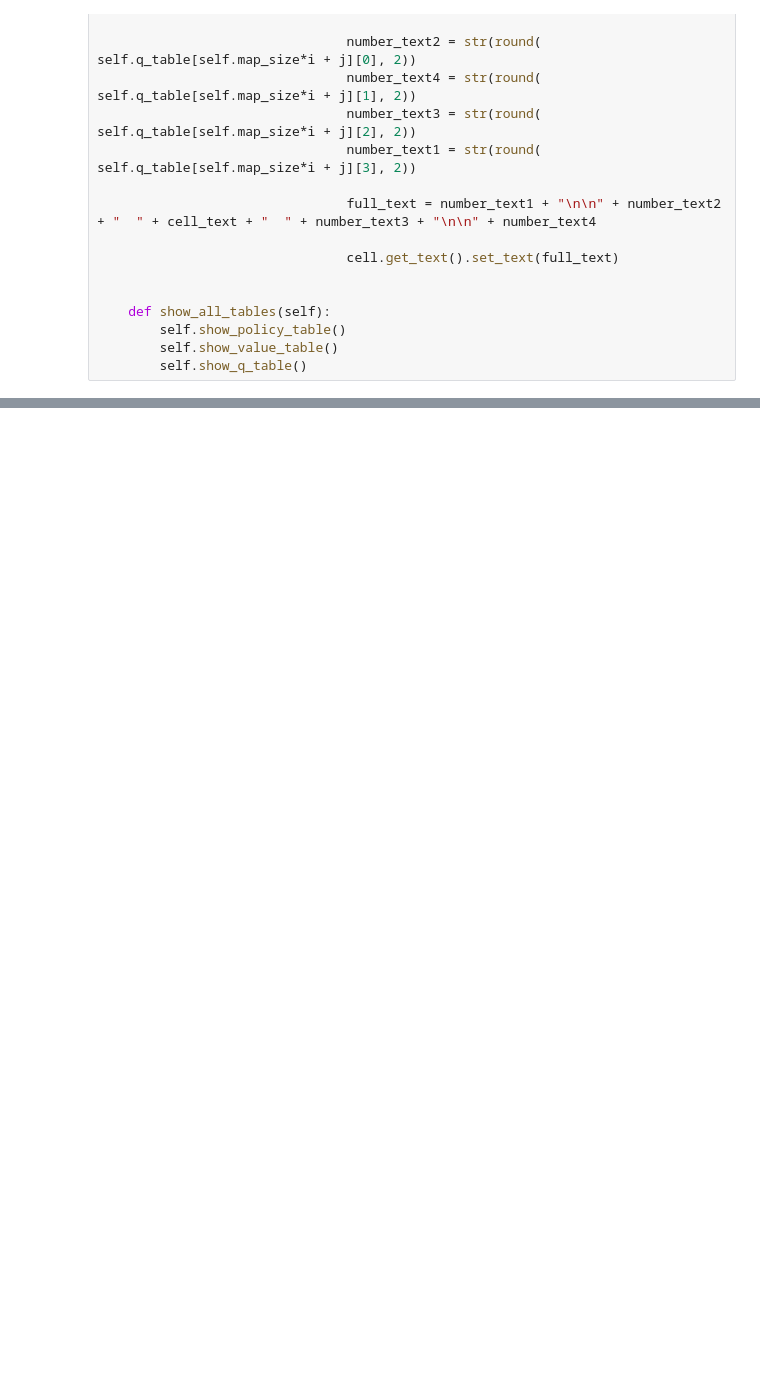
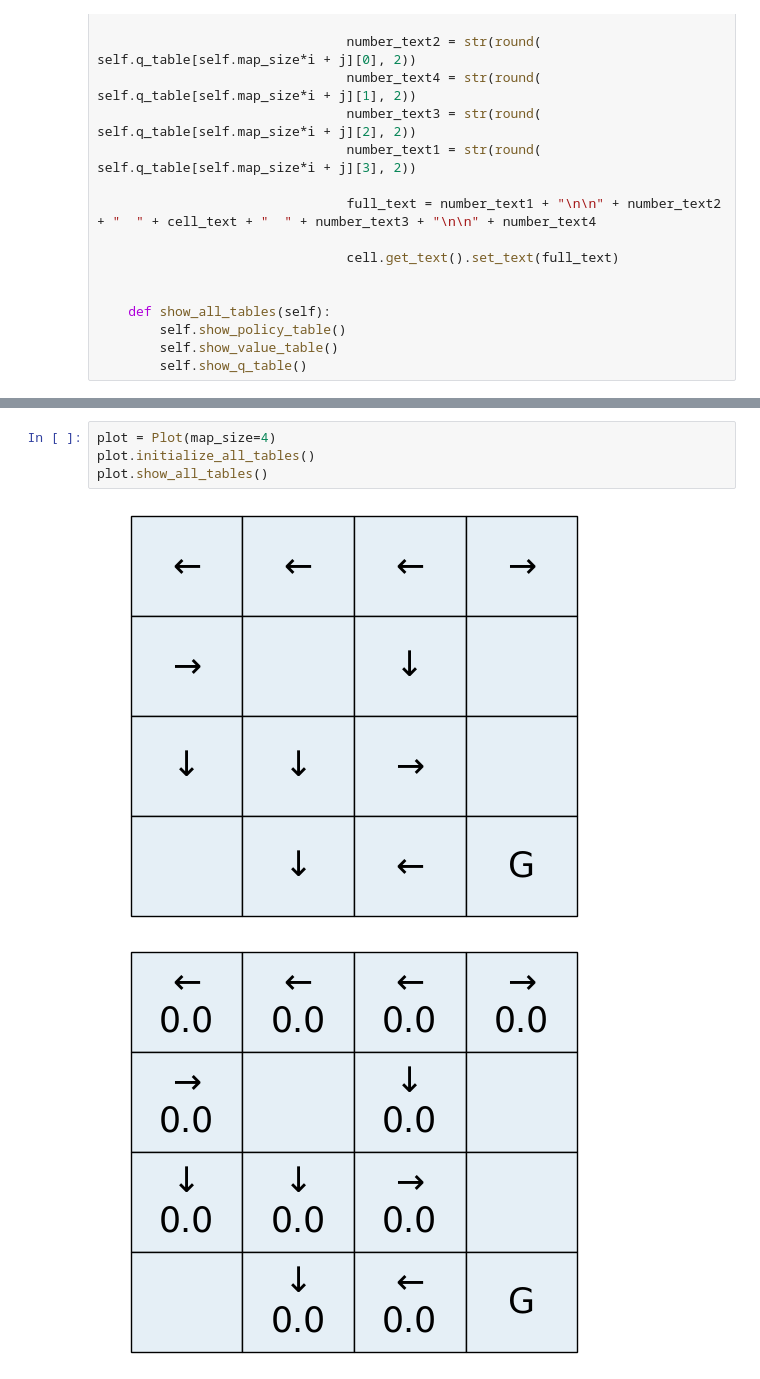
Before and after one commit to mahen2-cmd/DPRL-Programming-Assignment-1, a Jupyter notebook: frozen_lake.ipynb, the cells around one changed output, grey strips where cells are left out. Saved outputs shown, nothing was run; the diff lists cells and outputs as text; blank space fills up the shorter version.

```diff
--- a/frozen_lake.ipynb
+++ b/frozen_lake.ipynb
@@ -184,0 +212,7 @@ class Plot(RLTables):
+# %%
+plot = Plot(map_size=4)
+plot.initialize_all_tables()
+plot.show_all_tables()
+# %% [output]
+[figure, added]
+[figure, added]
```
Also changed, not shown: parts of 7 cells of this notebook.
